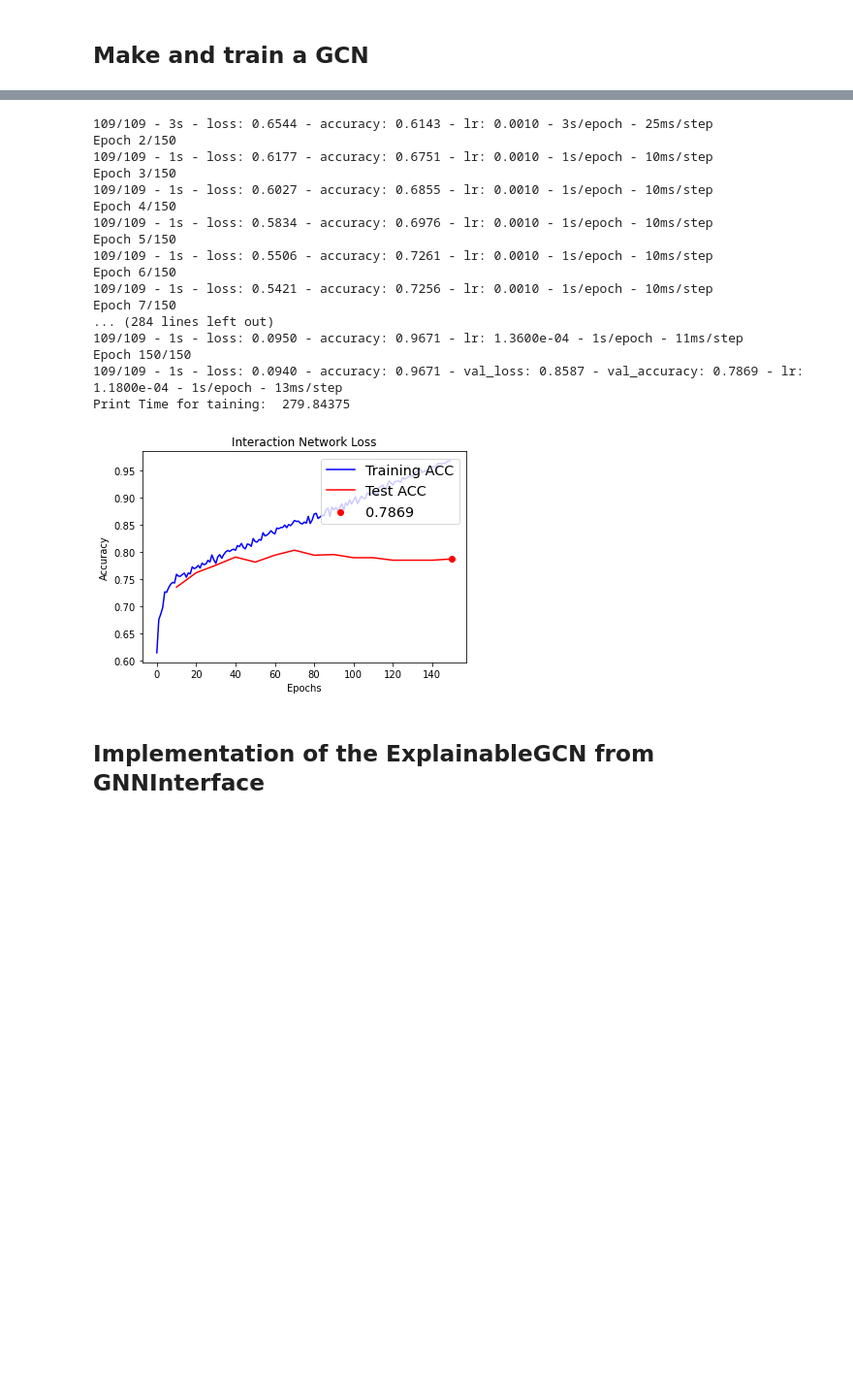
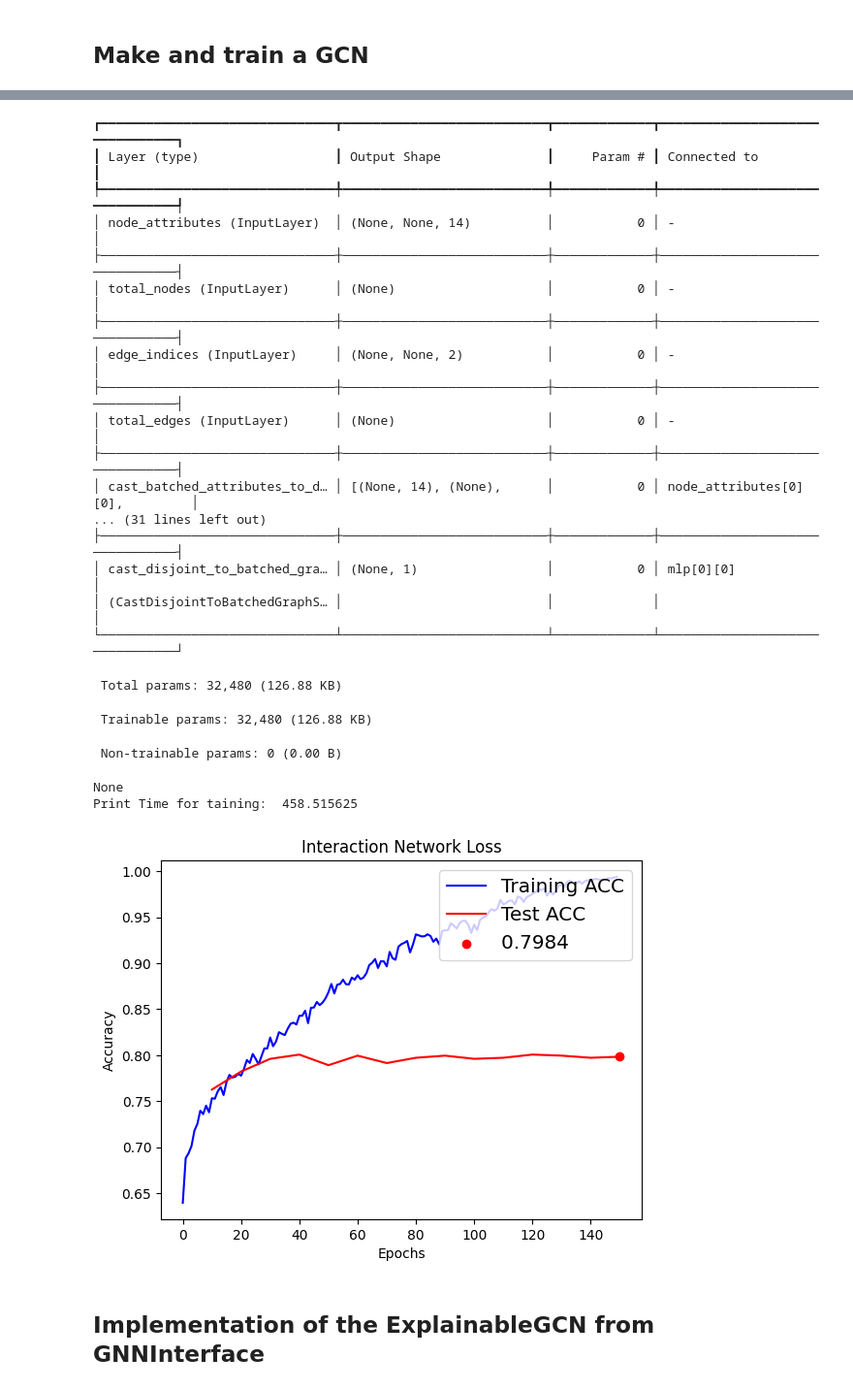
Before and after one commit to aimat-lab/gcnn_keras, a Jupyter notebook: notebooks/graph_explanation/explain_GNNExplain_mutagenicity_1.ipynb, the cells around one changed output, grey strips where cells are left out. Shown at 97% size. Drawn from its saved outputs; the diff is of its cells as text; code cells hidden in the pictures; blank space fills up the shorter version.

Commit message:
update for keras 3.0

```diff
--- a/notebooks/graph_explanation/explain_GNNExplain_mutagenicity_1.ipynb
+++ b/notebooks/graph_explanation/explain_GNNExplain_mutagenicity_1.ipynb
@@ -21,4 +23,12 @@ from kgcnn.data.datasets.MutagenicityDataset import MutagenicityDataset
 # %% [markdown]
 ## Load Data
+# %%
+model_inputs = [
+    {'shape': (None, 14), 'name': "node_attributes", 'dtype': 'float32'},
+    {'shape': (None, 1), 'name': "edge_attributes", 'dtype': 'float32'},
+    {'shape': (None, 2), 'name': "edge_indices", 'dtype': 'int64'},
+    {"shape": (), "name": "total_nodes", "dtype": "int64"},
+    {"shape": (), "name": "total_edges", "dtype": "int64"}
+]
 # %%
 dataset = MutagenicityDataset()
@@ -77,12 +74,10 @@ INFO:kgcnn.data.Mutagenicity:Database still has unconnected Na+, Li+, ksb+ etc.
 # %%
 model = make_model(
     name = "GCN",
-    inputs = [{'shape': (None, 14), 'name': "node_attributes", 'dtype': 'float32', 'ragged': True},
-            {'shape': (None, 1), 'name': "edge_attributes", 'dtype': 'float32', 'ragged': True},
-            {'shape': (None, 2), 'name': "edge_indices", 'dtype': 'int64', 'ragged': True}],
-    input_embedding = {"node": {"input_dim": 55, "output_dim": 64},
-                       "edge": {"input_dim": 10, "output_dim": 64}},
-    gcn_args = {"units": 64, "use_bias": True, "activation": 'relu', "pooling_method": 'mean',
+    inputs = model_inputs,
+    input_node_embedding = {"input_dim": 55, "output_dim": 64},
+    input_edge_embedding = {"input_dim": 10, "output_dim": 64},
+    gcn_args = {"units": 64, "use_bias": True, "activation": 'relu', "pooling_method": 'scatter_mean',
                 "normalize_by_weights": False},
     output_embedding =  'graph',
     output_mlp = {"use_bias": [True, True, False], "units": [140, 70, 1],
@@ -97,7 +92,7 @@ epomin = 100
 epostep = 10
 
 # Compile model with optimizer and loss
-optimizer = tf.keras.optimizers.Adam(lr=learning_rate_start)
+optimizer = ks.optimizers.Adam(learning_rate=learning_rate_start)
 cbks = LinearLearningRateScheduler(learning_rate_start, learning_rate_stop, epomin, epo)
 model.compile(loss='binary_crossentropy',
               optimizer=optimizer,
@@ -112,7 +107,7 @@ hist = model.fit(xtrain, ytrain,
                  callbacks=[cbks],
                  validation_freq=epostep,
                  validation_data=(xtest, ytest),
-                 verbose=2
+                 verbose=0
                  )
 stop = time.process_time()
 print("Print Time for taining: ", stop - start)
@@ -157,21 +134,26 @@ Epoch 1/150
-109/109 - 3s - loss: 0.6544 - accuracy: 0.6143 - lr: 0.0010 - 3s/epoch - 25ms/step
-Epoch 2/150
-109/109 - 1s - loss: 0.6177 - accuracy: 0.6751 - lr: 0.0010 - 1s/epoch - 10ms/step
-Epoch 3/150
-109/109 - 1s - loss: 0.6027 - accuracy: 0.6855 - lr: 0.0010 - 1s/epoch - 10ms/step
-Epoch 4/150
-109/109 - 1s - loss: 0.5834 - accuracy: 0.6976 - lr: 0.0010 - 1s/epoch - 10ms/step
-Epoch 5/150
-109/109 - 1s - loss: 0.5506 - accuracy: 0.7261 - lr: 0.0010 - 1s/epoch - 10ms/step
-Epoch 6/150
-109/109 - 1s - loss: 0.5421 - accuracy: 0.7256 - lr: 0.0010 - 1s/epoch - 10ms/step
-Epoch 7/150
-... (284 lines left out)
-109/109 - 1s - loss: 0.0950 - accuracy: 0.9671 - lr: 1.3600e-04 - 1s/epoch - 11ms/step
-Epoch 150/150
-109/109 - 1s - loss: 0.0940 - accuracy: 0.9671 - val_loss: 0.8587 - val_accuracy: 0.7869 - lr: 1.1800e-04 - 1s/epoch - 13ms/step
-Print Time for taining:  279.84375
+┏━━━━━━━━━━━━━━━━━━━━━━━━━━━━━━━┳━━━━━━━━━━━━━━━━━━━━━━━━━━━┳━━━━━━━━━━━━━┳━━━━━━━━━━━━━━━━━━━━━━━━━━━━━━━━┓
+┃ Layer (type)                  ┃ Output Shape              ┃     Param # ┃ Connected to                   ┃
+┡━━━━━━━━━━━━━━━━━━━━━━━━━━━━━━━╇━━━━━━━━━━━━━━━━━━━━━━━━━━━╇━━━━━━━━━━━━━╇━━━━━━━━━━━━━━━━━━━━━━━━━━━━━━━━┩
+│ node_attributes (InputLayer)  │ (None, None, 14)          │           0 │ -                              │
+├───────────────────────────────┼───────────────────────────┼─────────────┼────────────────────────────────┤
+│ total_nodes (InputLayer)      │ (None)                    │           0 │ -                              │
+├───────────────────────────────┼───────────────────────────┼─────────────┼────────────────────────────────┤
+│ edge_indices (InputLayer)     │ (None, None, 2)           │           0 │ -                              │
+├───────────────────────────────┼───────────────────────────┼─────────────┼────────────────────────────────┤
+│ total_edges (InputLayer)      │ (None)                    │           0 │ -                              │
+├───────────────────────────────┼───────────────────────────┼─────────────┼────────────────────────────────┤
+│ cast_batched_attributes_to_d… │ [(None, 14), (None),      │           0 │ node_attributes[0][0],         │
+... (31 lines left out)
+├───────────────────────────────┼───────────────────────────┼─────────────┼────────────────────────────────┤
+│ cast_disjoint_to_batched_gra… │ (None, 1)                 │           0 │ mlp[0][0]                      │
+│ (CastDisjointToBatchedGraphS… │                           │             │                                │
+└───────────────────────────────┴───────────────────────────┴─────────────┴────────────────────────────────┘
+ Total params: 32,480 (126.88 KB)
+ Trainable params: 32,480 (126.88 KB)
+ Non-trainable params: 0 (0.00 B)
+None
+Print Time for taining:  458.515625
-[figure, old version]
+[figure, new version]
 # %% [markdown]
 ## Implementation of the  ExplainableGCN from GNNInterface
 # %%
```
Also changed, not shown: parts of 9 cells of this notebook, 4 other files.
